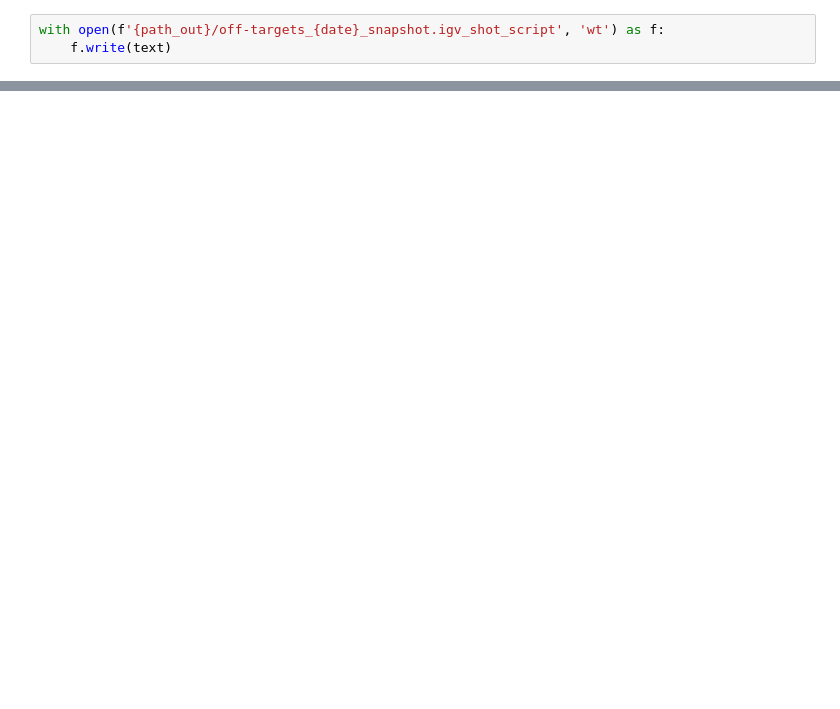
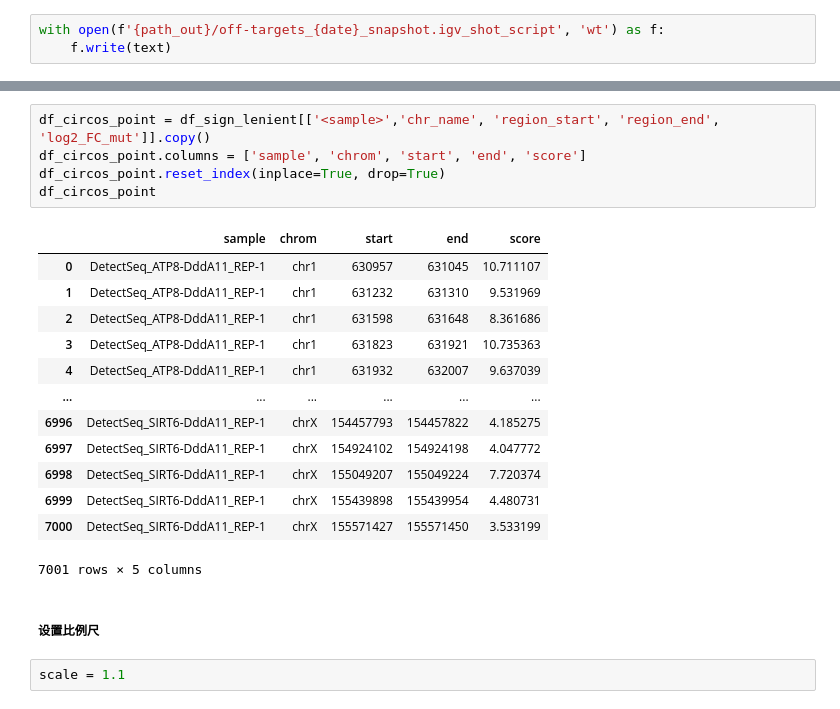
Before and after one commit to hermanzhaozzzz/snakepipes_detect-seq, a Jupyter notebook: step.03.local_analysis.ipynb, the cells around one changed output, grey strips where cells are left out. Drawn from its saved outputs; the diff is of its cells as text; blank space fills up the shorter version.

```diff
--- a/step.03.local_analysis.ipynb
+++ b/step.03.local_analysis.ipynb
@@ -218,0 +380,23 @@ with open(f'{path_out}/off-targets_{date}_snapshot.igv_shot_script', 'wt') as f:
+# %%
+df_circos_point = df_sign_lenient[['<sample>','chr_name', 'region_start', 'region_end', 'log2_FC_mut']].copy()
+df_circos_point.columns = ['sample', 'chrom', 'start', 'end', 'score']
+df_circos_point.reset_index(inplace=True, drop=True)
+df_circos_point
+# %% [output]
+|  | sample | chrom | start | end | score |
+| 0 | DetectSeq_ATP8-DddA11_REP-1 | chr1 | 630957 | 631045 | 10.711107 |
+| 1 | DetectSeq_ATP8-DddA11_REP-1 | chr1 | 631232 | 631310 | 9.531969 |
+| 2 | DetectSeq_ATP8-DddA11_REP-1 | chr1 | 631598 | 631648 | 8.361686 |
+| 3 | DetectSeq_ATP8-DddA11_REP-1 | chr1 | 631823 | 631921 | 10.735363 |
+| 4 | DetectSeq_ATP8-DddA11_REP-1 | chr1 | 631932 | 632007 | 9.637039 |
+| ... | ... | ... | ... | ... | ... |
+| 6996 | DetectSeq_SIRT6-DddA11_REP-1 | chrX | 154457793 | 154457822 | 4.185275 |
+| 6997 | DetectSeq_SIRT6-DddA11_REP-1 | chrX | 154924102 | 154924198 | 4.047772 |
+| 6998 | DetectSeq_SIRT6-DddA11_REP-1 | chrX | 155049207 | 155049224 | 7.720374 |
+| 6999 | DetectSeq_SIRT6-DddA11_REP-1 | chrX | 155439898 | 155439954 | 4.480731 |
+| 7000 | DetectSeq_SIRT6-DddA11_REP-1 | chrX | 155571427 | 155571450 | 3.533199 |
+7001 rows × 5 columns
+# %% [markdown]
+##### 设置比例尺
+# %%
+scale = 1.1
```
Also changed, not shown: parts of 38 cells of this notebook.
